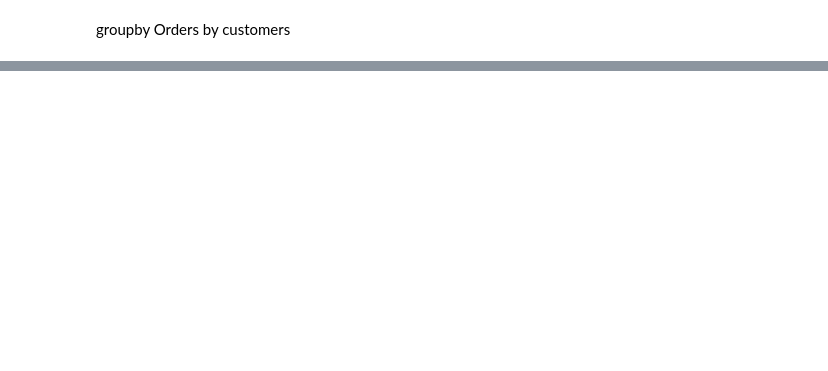
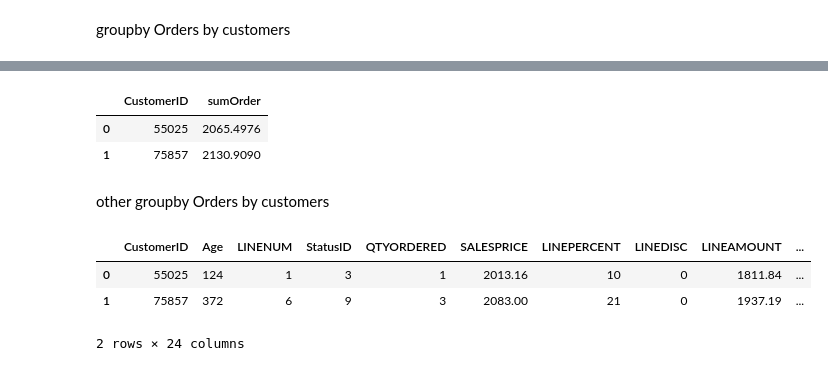
Before and after one commit to MuhammadMemo/DataEngineer, a Jupyter notebook: ProjectMongoDB.ipynb, the cells around one changed output, grey strips where cells are left out. Drawn from its saved outputs; the diff is of its cells as text; code cells hidden in the pictures; blank space fills up the shorter version.

```diff
--- a/ProjectMongoDB.ipynb
+++ b/ProjectMongoDB.ipynb
@@ -116,0 +104,15 @@ customer_order
+# %%
+sumOrder
+# %% [output]
+|  | CustomerID | sumOrder |
+| 0 | 55025 | 2065.4976 |
+| 1 | 75857 | 2130.9090 |
+# %% [markdown]
+other groupby Orders by customers
+# %%
+customer_order.groupby("CustomerID", group_keys=False).sum('AmountTax').reset_index()
+# %% [output]
+|  | CustomerID | Age | LINENUM | StatusID | QTYORDERED | SALESPRICE | LINEPERCENT | LINEDISC | LINEAMOUNT | ... |
+| 0 | 55025 | 124 | 1 | 3 | 1 | 2013.16 | 10 | 0 | 1811.84 | ... |
+| 1 | 75857 | 372 | 6 | 9 | 3 | 2083.00 | 21 | 0 | 1937.19 | ... |
+2 rows × 24 columns
```
Also changed, not shown: parts of 5 cells of this notebook.
